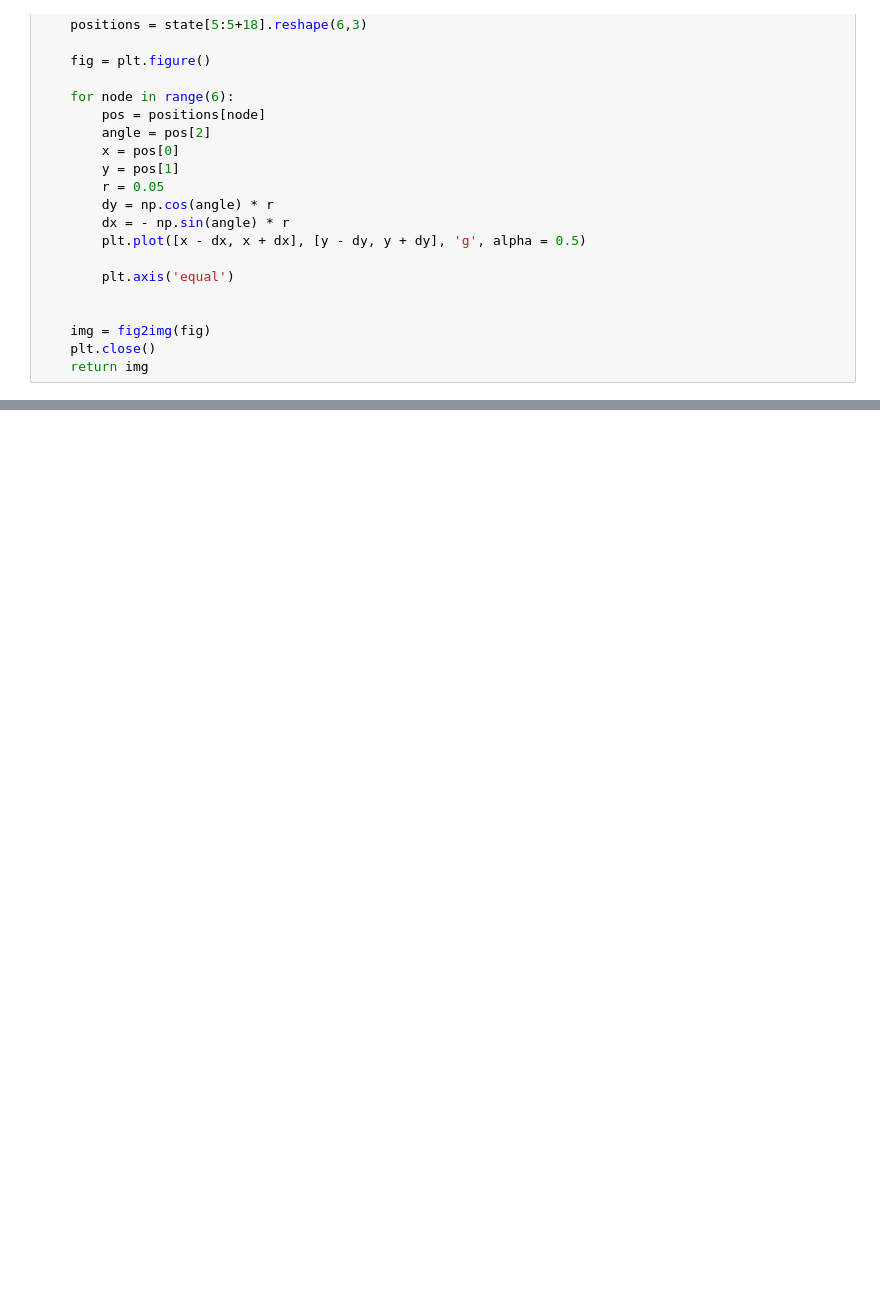
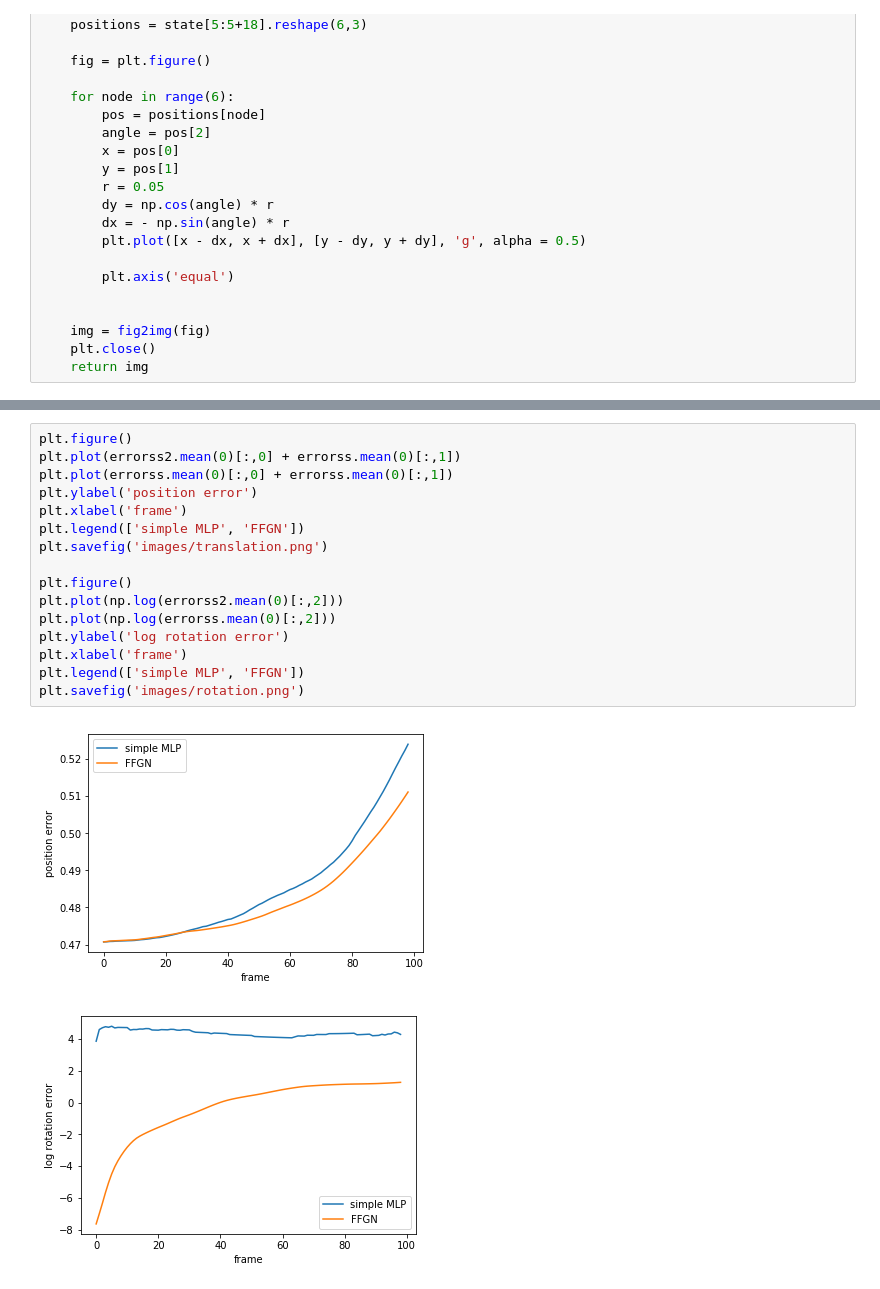
Before and after one commit to fxia22/gn.pytorch, a Jupyter notebook: debug_rollout.ipynb, the cells around one changed output, grey strips where cells are left out. Cells and saved outputs as stored; diff of their text form; blank space fills up the shorter version.

```diff
--- a/debug_rollout.ipynb
+++ b/debug_rollout.ipynb
@@ -254,0 +274,19 @@ writer.close()
+# %%
+plt.figure()
+plt.plot(errorss2.mean(0)[:,0] + errorss.mean(0)[:,1])
+plt.plot(errorss.mean(0)[:,0] + errorss.mean(0)[:,1])
+plt.ylabel('position error')
+plt.xlabel('frame')
+plt.legend(['simple MLP', 'FFGN'])
+plt.savefig('images/translation.png')
+
+plt.figure()
+plt.plot(np.log(errorss2.mean(0)[:,2]))
+plt.plot(np.log(errorss.mean(0)[:,2]))
+plt.ylabel('log rotation error')
+plt.xlabel('frame')
+plt.legend(['simple MLP', 'FFGN'])
+plt.savefig('images/rotation.png')
+# %% [output]
+[figure, added]
+[figure, added]
```
Also changed, not shown: parts of 7 cells of this notebook.
